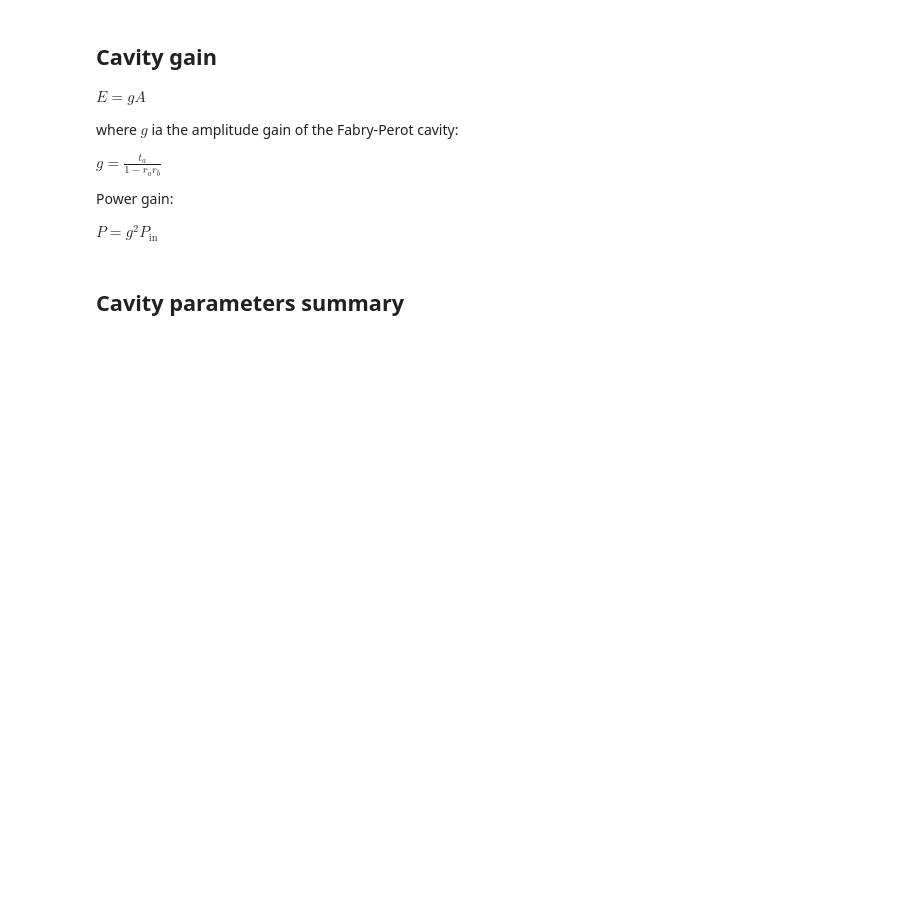
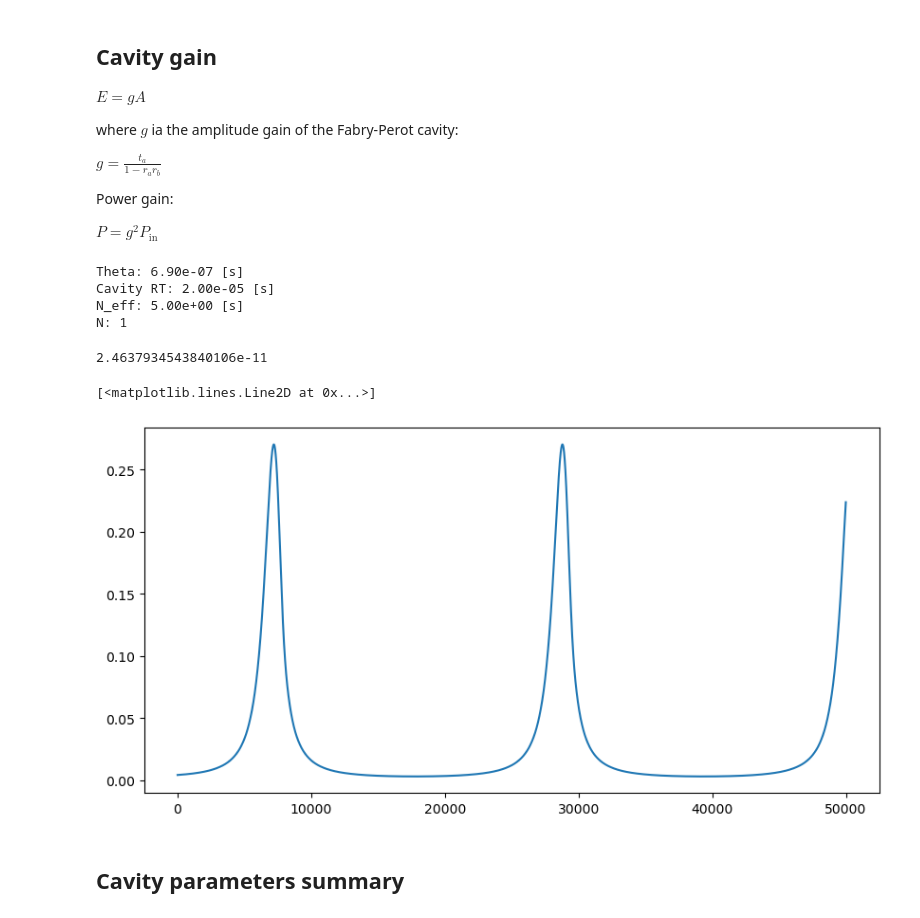
Before and after one commit to matib12/oreonspy, a Jupyter notebook: nb/FP cavity dynamics.ipynb, the cells around one changed output. Saved outputs shown, nothing was run; the diff lists cells and outputs as text; code cells hidden in the pictures; blank space fills up the shorter version.

Commit message:
Repaired FP cavity dynamics.

```diff
--- a/nb/FP cavity dynamics.ipynb
+++ b/nb/FP cavity dynamics.ipynb
@@ -56,20 +56,29 @@ k = 2.*np.pi / lambd
 def v_cr(cavity):
     return lambd / (2. * cavity.Finesse() * cavity.tau())  # In [m/s]!
 # %%
-TEst = op.Cavity(t_a = 0.1, r_a = 0.9, r_b = 0.9, L=3000., debug=True)
+TEst = op.Cavity(t_a = 0.1, r_a = 0.9, r_b = 0.9, L=3000., debug=False)
 TEst.simulation(k, 1450e3)
 TEst.print_sim_params()
 #TEst.plot_sim_factors()
+# %% [output]
+Theta: 6.90e-07 [s]
+Cavity RT: 2.00e-05 [s]
+N_eff: 5.00e+00 [s]
+N: 1
 # %%
 v = 0.1*v_cr(TEst)
 d_zeta = v*TEst.Theta
-points=10000
+points=50000
 s = np.zeros(points)
 for i in range(points):
     s[i] = np.abs(TEst.sim_step(d_zeta, E_in_curr=1.))**2
 
 print(d_zeta)
 plt.plot(s)
+# %% [output]
+2.4637934543840106e-11
+[<matplotlib.lines.Line2D at 0x...>]
+[figure, added]
 # %% [markdown]
 ## Cavity parameters summary
 # %% [markdown]
```
Also changed, not shown: parts of 7 cells of this notebook.
